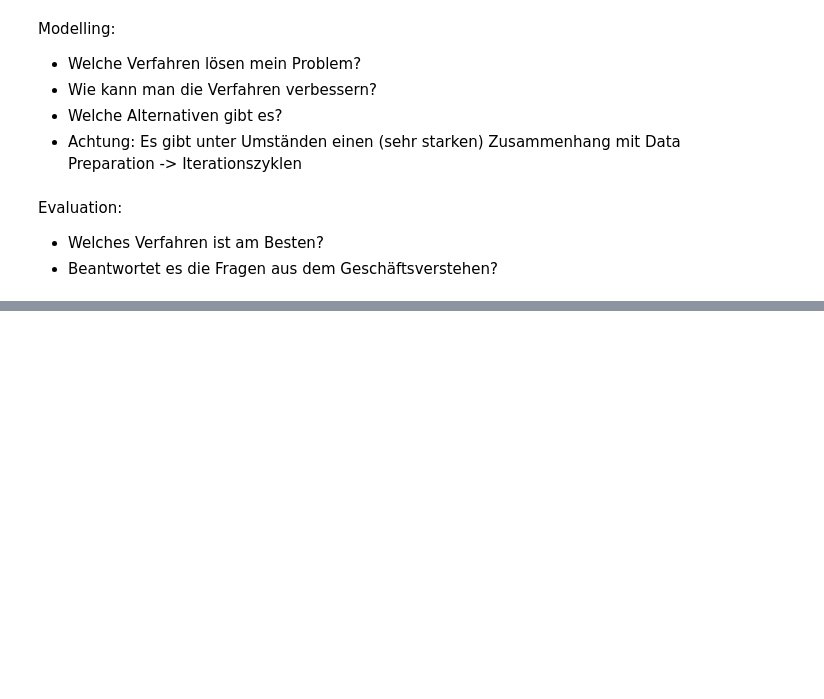
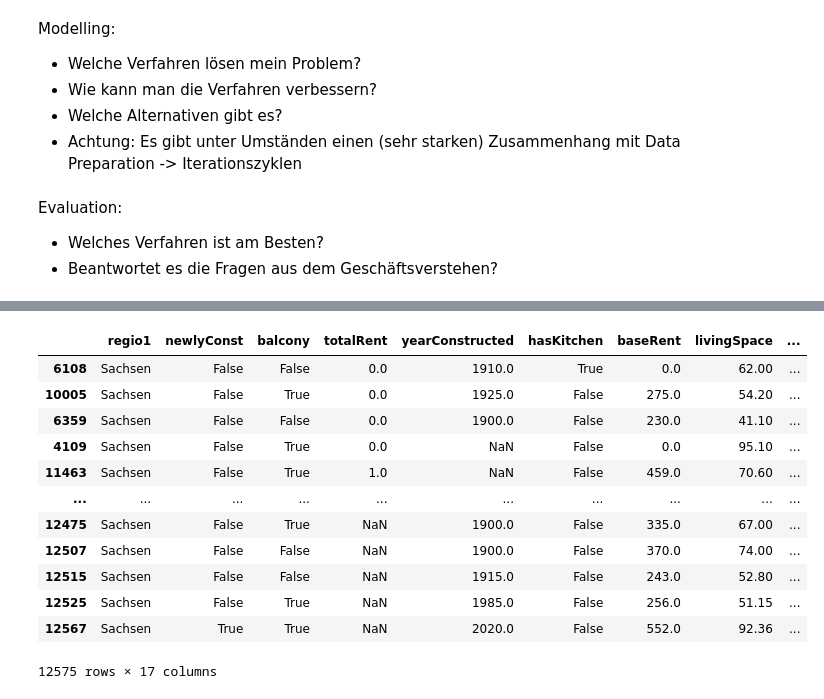
Before and after one commit to TobiasGleiter/data-science, a Jupyter notebook: main.ipynb, the cells around one changed output, grey strips where cells are left out. Cells and saved outputs as stored; diff of their text form; code cells hidden in the pictures; blank space fills up the shorter version.

```diff
--- a/main.ipynb
+++ b/main.ipynb
@@ -124,0 +197,17 @@ Evaluation:
+# %%
+# Hier fällt auf, das Total Rent eine Range von 0.0 bis NaN hat.
+chemnitz_in.sort_values('totalRent')
+# %% [output]
+|  | regio1 | newlyConst | balcony | totalRent | yearConstructed | hasKitchen | baseRent | livingSpace | ... |
+| 6108 | Sachsen | False | False | 0.0 | 1910.0 | True | 0.0 | 62.00 | ... |
+| 10005 | Sachsen | False | True | 0.0 | 1925.0 | False | 275.0 | 54.20 | ... |
+| 6359 | Sachsen | False | False | 0.0 | 1900.0 | False | 230.0 | 41.10 | ... |
+| 4109 | Sachsen | False | True | 0.0 | NaN | False | 0.0 | 95.10 | ... |
+| 11463 | Sachsen | False | True | 1.0 | NaN | False | 459.0 | 70.60 | ... |
+| ... | ... | ... | ... | ... | ... | ... | ... | ... | ... |
+| 12475 | Sachsen | False | True | NaN | 1900.0 | False | 335.0 | 67.00 | ... |
+| 12507 | Sachsen | False | False | NaN | 1900.0 | False | 370.0 | 74.00 | ... |
+| 12515 | Sachsen | False | False | NaN | 1915.0 | False | 243.0 | 52.80 | ... |
+| 12525 | Sachsen | False | True | NaN | 1985.0 | False | 256.0 | 51.15 | ... |
+| 12567 | Sachsen | True | True | NaN | 2020.0 | False | 552.0 | 92.36 | ... |
+12575 rows × 17 columns
```
Also changed, not shown: parts of 15 cells of this notebook.
